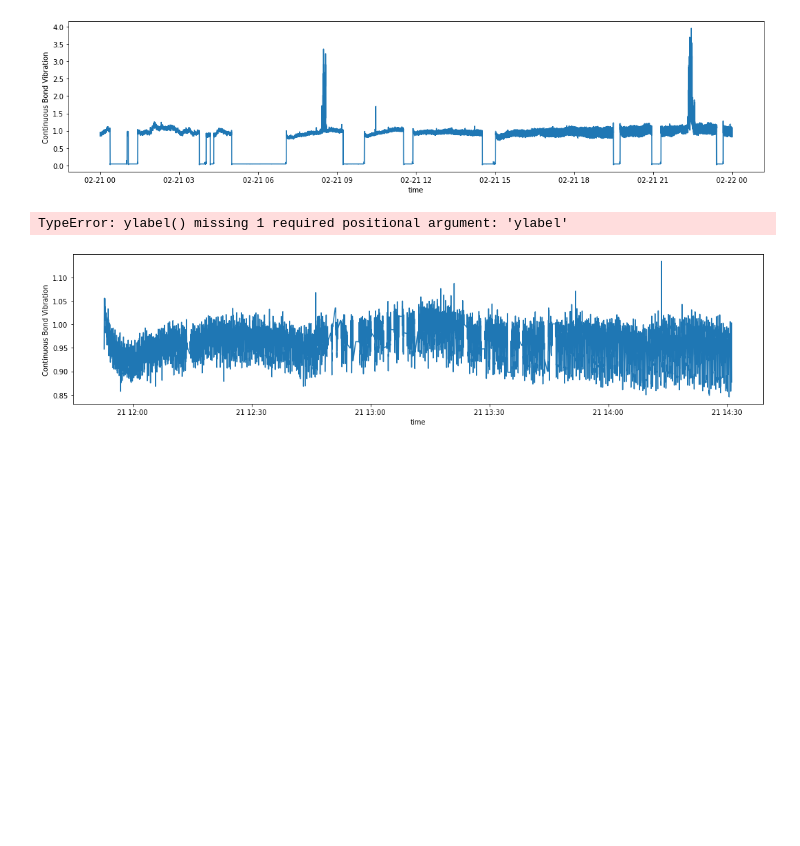
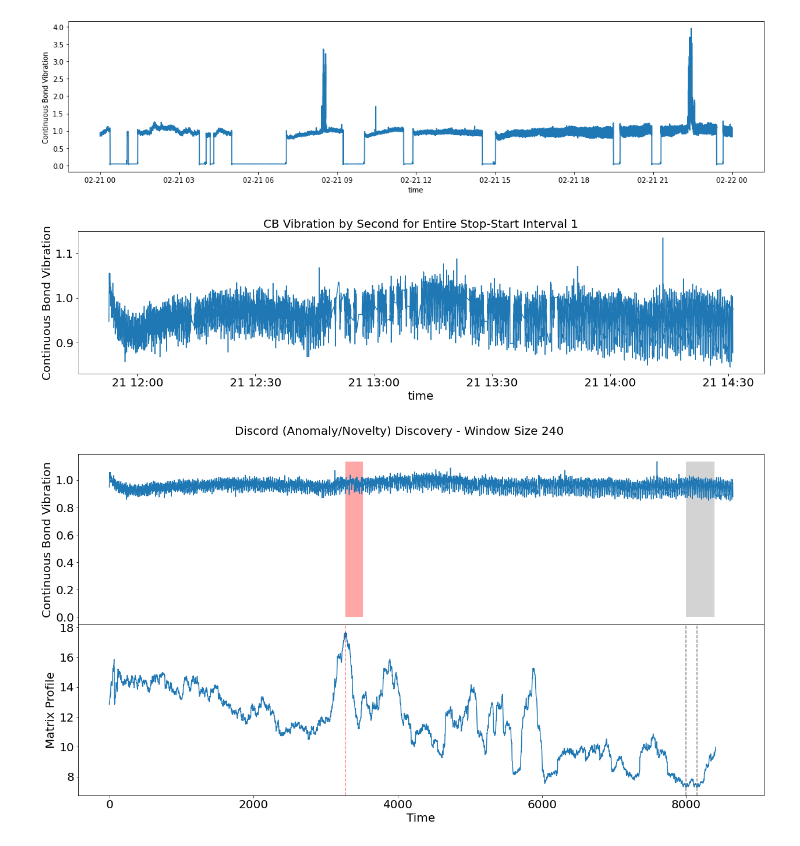
Before and after one commit to greenwaltc/PG_workspace, a Jupyter notebook: matrix-profile.ipynb, the cells around one changed output. Saved outputs shown, nothing was run; the diff lists cells and outputs as text; code cells hidden in the pictures; blank space fills up the shorter version.

```diff
--- a/matrix-profile.ipynb
+++ b/matrix-profile.ipynb
@@ -68,7 +68,7 @@ def groupby_second(df, agg='mean'):
                 format='%Y-%m-%dT%H:%M:%S')
     return df
 
-def do_matrix_profile_nd(df, m, do_gpu_stump=False, fontsize='14',
+def do_matrix_profile_nd(df, m, do_gpu_stump=False, fontsize=14,
                          save_fig=False, fname=None):
     '''Performs an n-dimensional matrix profile to find motifs, where n > 1.
 
@@ -133,7 +133,7 @@ def do_matrix_profile_nd(df, m, do_gpu_stump=False, fontsize='14',
 
     plt.show()
 
-def do_matrix_profile_1d(df, m, do_gpu_stump=False, fontsize='14',
+def do_matrix_profile_1d(df, m, do_gpu_stump=False, fontsize=14,
                          save_fig=False, fname=None):
     '''Performs an 1-dimensional matrix profile to find motifs and discords.
 
@@ -160,7 +160,7 @@ def do_matrix_profile_1d(df, m, do_gpu_stump=False, fontsize='14',
         mp = stumpy.gpu_stump(df.iloc[:, 0], m)
 
     # Create the axis
-    fig, axs = plt.subplots(2, sharex=True, sharey=False, gridspec_kw={'hspace': 0}, figsize=(18,8))
+    fig, axs = plt.subplots(2, sharex=True, sharey=False, gridspec_kw={'hspace': 0}, figsize=(18,10))
     plt.suptitle('Discord (Anomaly/Novelty) Discovery - Window Size {}'.format(m), fontsize=fontsize)
     axs[0].plot(df.iloc[:, 0].values)
     axs[0].set_ylabel(list(df.columns)[0], fontsize=fontsize)
@@ -193,7 +193,7 @@ def do_matrix_profile_1d(df, m, do_gpu_stump=False, fontsize='14',
 
     plt.show()
 
-def do_matrix_profile(df, m, t1=None, t2=None, impute=False, fontsize='14',
+def do_matrix_profile(df, m, t1=None, t2=None, impute=False, fontsize=14,
                       save_fig=False, fname=None):
     '''Performs a matrix profile on the given data df between the time intervals t1 and t2.
 
@@ -231,7 +231,7 @@ def do_matrix_profile(df, m, t1=None, t2=None, impute=False, fontsize='14',
         do_matrix_profile_1d(df, m, fontsize=fontsize, save_fig=save_fig, fname=fname)
 
 
-def plot_time_window(df, t1, t2, col, impute=False, title=None, fontsize='14',
+def plot_time_window(df, t1, t2, col, impute=False, title=None, fontsize=14,
                      save_fig=False, fname=None):
     '''Plots one column of a DataFrame in a certain time window.
 
@@ -253,11 +253,7 @@ def plot_time_window(df, t1, t2, col, impute=False, title=None, fontsize='14',
             df.fillna(df.mean())
 
     sns.lineplot(x=df.index, y=df[col])
-    plt.(fontsize=fontsize)
-    plt.xlabel(fontsize=fontsize)
-    plt.xticks(fontsize=fontsize)
-    plt.yticks(fontsize=fontsize)
-
+    plt.rcParams.update({'font.size': fontsize})
     if title is not None:
         plt.title(title, fontsize=fontsize)
 
@@ -384,35 +380,35 @@ plot_time_window(df, t1, t2, cols[0], impute=True)
 # %%
 # Set the parameters for later analysis
 
 t1 = datetime(year=2022,
               month=2,
               day=21,
               hour=11,
               minute=52,
               second=48)
 t2 = datetime(year=2022,
               month=2,
               day=21,
               hour=14,
               minute=31,
               second=10)
 
 cols = ['Continuous Bond Vibration']
 window_sizes = [240] # I chose these windows because it looks like the data runs in regular intervals lasting about 30 sec
 
 # Plot the time window for some quick EDA
-figure(figsize=(18,4))
-plot_time_window(df, t1, t2, cols[0], impute=True,
+figure(figsize=(18,5))
+plot_time_window(df, t1, t2, cols[0], impute=True, fontsize=20,
                  title="CB Vibration by Second for Entire Stop-Start Interval 1",
                  save_fig=True, fname="figs/cb-vibr_start-stop-interv_ex-1.png")
 
 # Perform a matrix profile for the different window sizes
 for m in window_sizes:
-    do_matrix_profile(df[cols], m, t1, t2, impute=True,
+    do_matrix_profile(df[cols], m, t1, t2, impute=True, fontsize=20,
                       save_fig=True, fname="figs/cb-vibr_start-stop-interv_ex-1_mat-prof-240.png")
 # %% [output]
-TypeError: ylabel() missing 1 required positional argument: 'ylabel'
-[figure, old version]
+[figure, new version]
+[figure, added]
 # %%
 # Set the parameters for later analysis
 
```
Also changed, not shown: parts of 1 cell of this notebook, 4 other files.
